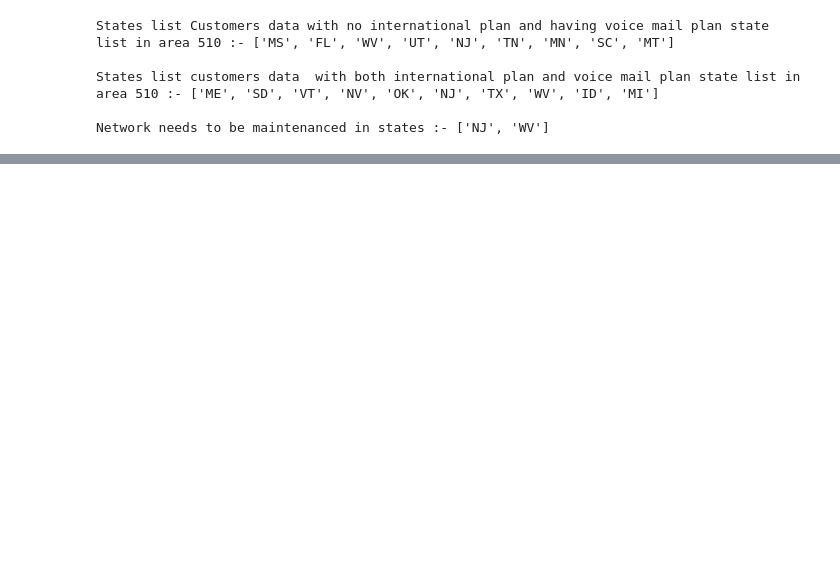
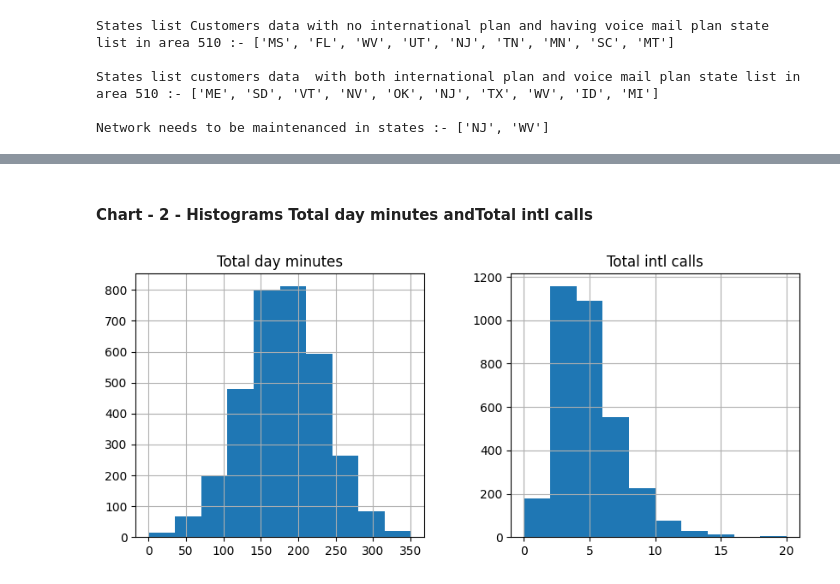
Before and after one commit to shailesh3335/Telecom-Churn-Analysis, a Jupyter notebook: EDA_Telecom_Churn_Analysis.ipynb, the cells around one changed output, grey strips where cells are left out. Saved outputs shown, nothing was run; the diff lists cells and outputs as text; code cells hidden in the pictures; blank space fills up the shorter version.

```diff
--- a/EDA_Telecom_Churn_Analysis.ipynb
+++ b/EDA_Telecom_Churn_Analysis.ipynb
@@ -474,0 +570,12 @@ Poor Netwok States are ['OR', 'NV', 'MA', 'GA', 'NC', 'KS'] and Network needs to
+# %% [markdown]
+#### Chart - 2 - Histograms Total day minutes andTotal intl calls
+# %%
+# Assuming the dataset is stored in a DataFrame called 'df'
+features = ["Total day minutes", "Total intl calls"]
+
+# Plotting histograms
+df[features].hist(bins=10, figsize=(10, 6))
+plt.tight_layout()
+plt.show()
+# %% [output]
+[figure, added]
```
Also changed, not shown: parts of 27 cells of this notebook.
